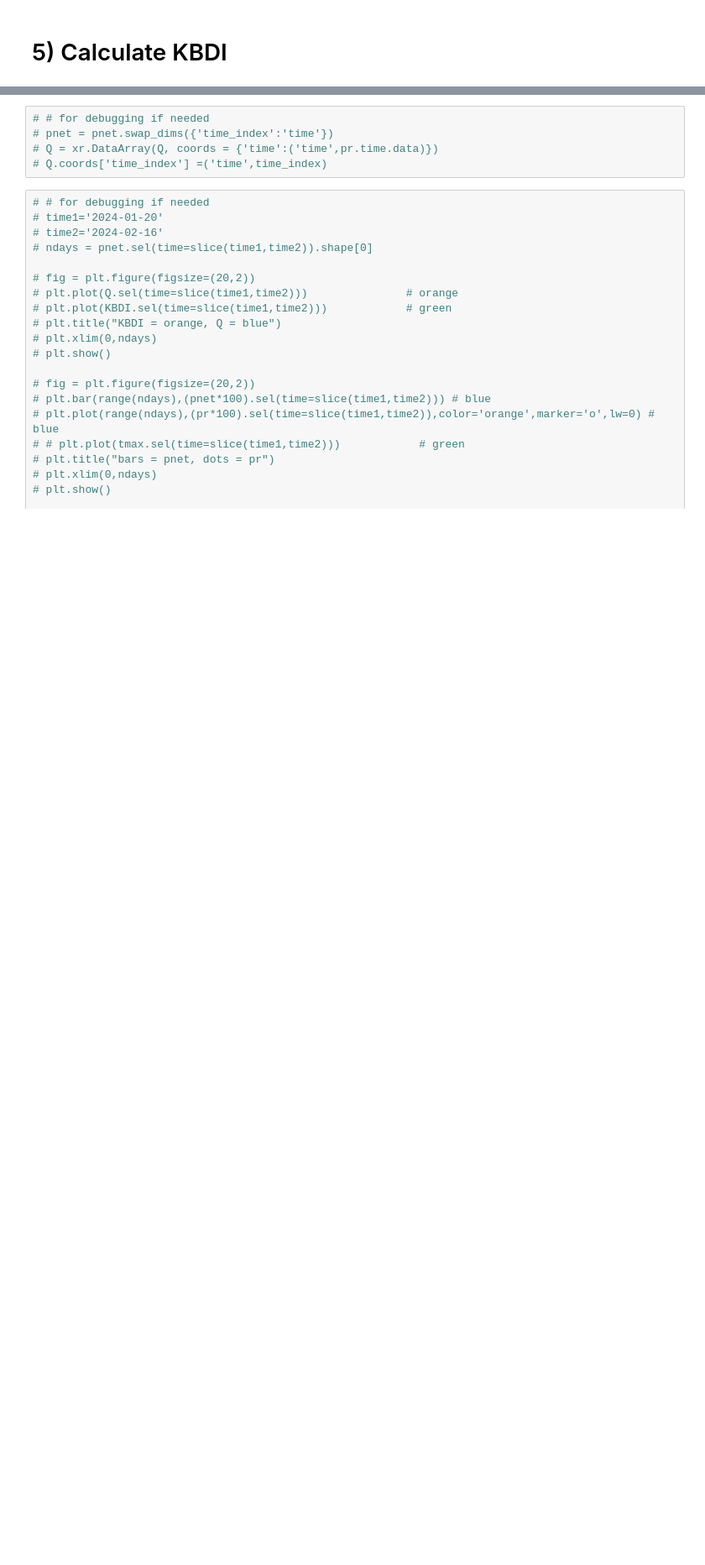
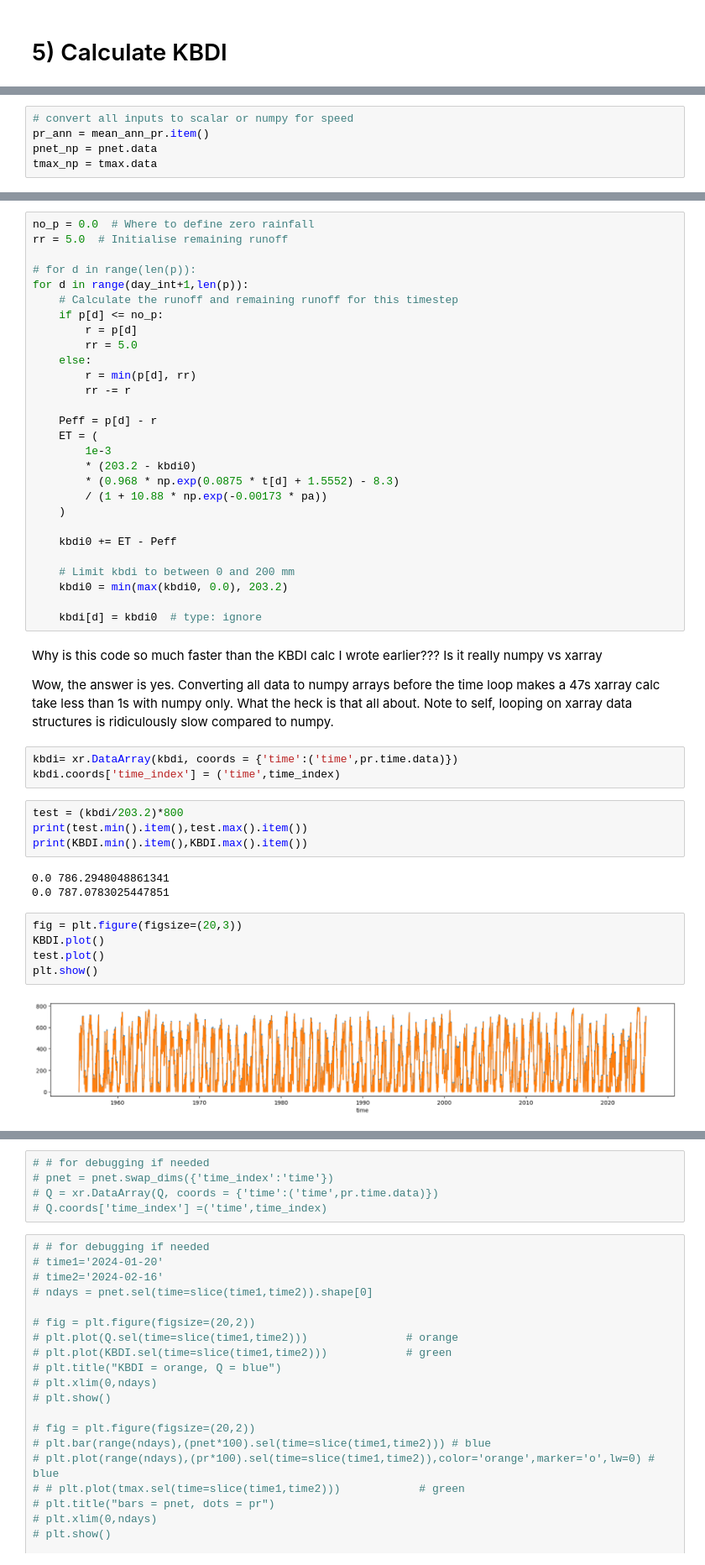
Before and after one commit to kerriegeil/NERR_fire, a Jupyter notebook: 02_analysis/messy/KBDI_InchesFahrenheit.ipynb, the cells around one changed output, grey strips where cells are left out. Shown at 84% size. Cells and saved outputs as stored; diff of their text form; blank space fills up the shorter version.

```diff
--- a/02_analysis/messy/KBDI_InchesFahrenheit.ipynb
+++ b/02_analysis/messy/KBDI_InchesFahrenheit.ipynb
@@ -397,3 +410,8 @@ KBDI.shape
 # %% [output]
 [ 0. nan]
 (26907,)
+# %%
+# convert all inputs to scalar or numpy for speed
+pr_ann = mean_ann_pr.item()
+pnet_np = pnet.data
+tmax_np = tmax.data
@@ -430,0 +579,49 @@ plt.axhline(600,color='firebrick',ls='dashed')
+# %%
+no_p = 0.0  # Where to define zero rainfall
+rr = 5.0  # Initialise remaining runoff
+
+# for d in range(len(p)):
+for d in range(day_int+1,len(p)):
+    # Calculate the runoff and remaining runoff for this timestep
+    if p[d] <= no_p:
+        r = p[d]
+        rr = 5.0
+    else:
+        r = min(p[d], rr)
+        rr -= r
+
+    Peff = p[d] - r
+    ET = (
+        1e-3
+        * (203.2 - kbdi0)
+        * (0.968 * np.exp(0.0875 * t[d] + 1.5552) - 8.3)
+        / (1 + 10.88 * np.exp(-0.00173 * pa))
+    )
+
+    kbdi0 += ET - Peff
+
+    # Limit kbdi to between 0 and 200 mm
+    kbdi0 = min(max(kbdi0, 0.0), 203.2)
+
+    kbdi[d] = kbdi0  # type: ignore
+# %% [markdown]
+Why is this code so much faster than the KBDI calc I wrote earlier??? Is it really numpy vs xarray
+
+Wow, the answer is yes. Converting all data to numpy arrays before the time loop makes a 47s xarray calc take less than 1s with numpy only. What the heck is that all about. Note to self, looping on xarray data structures is ridiculously slow compared to numpy.
+# %%
+kbdi= xr.DataArray(kbdi, coords = {'time':('time',pr.time.data)})
+kbdi.coords['time_index'] = ('time',time_index)
+# %%
+test = (kbdi/203.2)*800
+print(test.min().item(),test.max().item())
+print(KBDI.min().item(),KBDI.max().item())
+# %% [output]
+0.0 786.2948048861341
+0.0 787.0783025447851
+# %%
+fig = plt.figure(figsize=(20,3))
+KBDI.plot()
+test.plot()
+plt.show()
+# %% [output]
+[figure, added]
```
Also changed, not shown: parts of 60 cells of this notebook, 6 other files.
